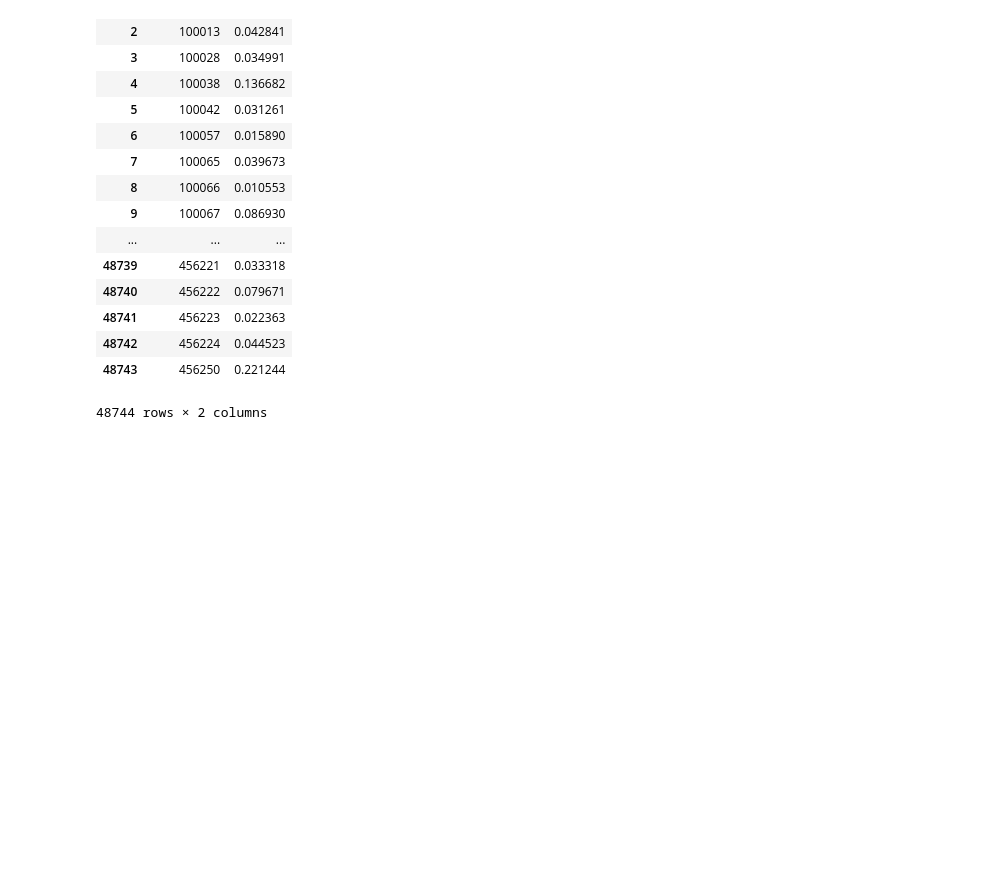
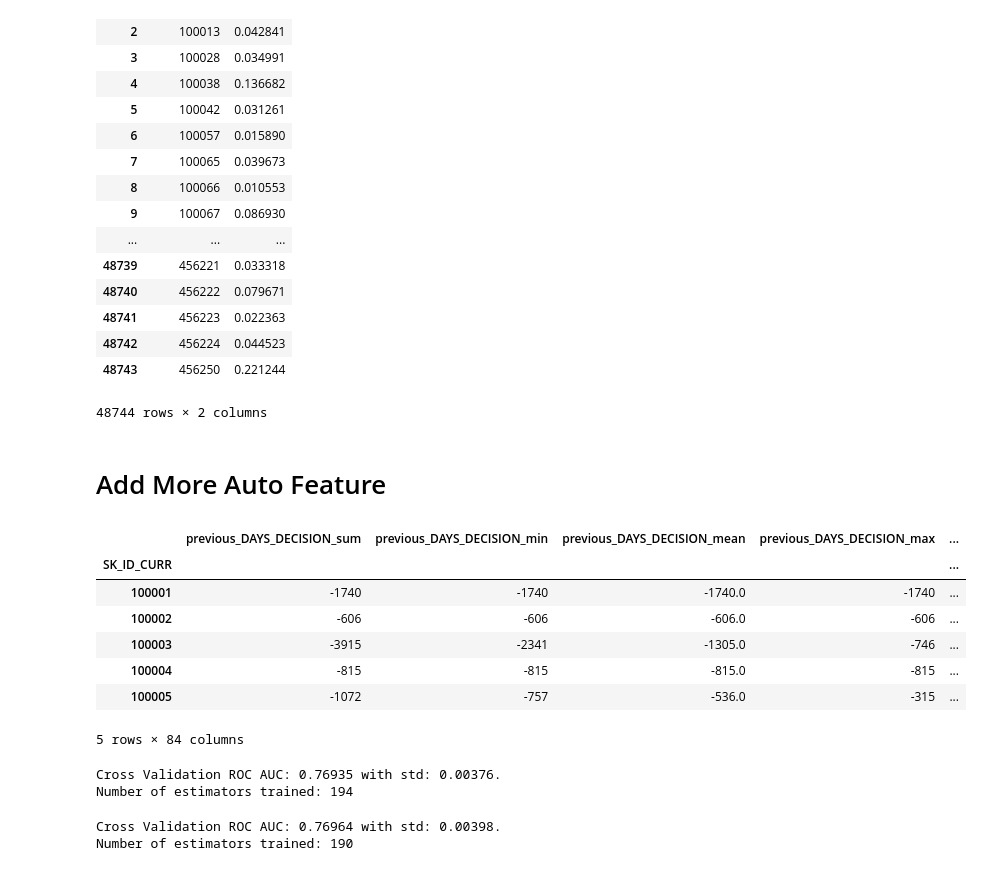
Before and after one commit to haataa/Home-Credit-Default-Risk, a Jupyter notebook: train.ipynb, the cells around one changed output. Saved outputs shown, nothing was run; the diff lists cells and outputs as text; code cells hidden in the pictures; blank space fills up the shorter version.

```diff
--- a/train.ipynb
+++ b/train.ipynb
@@ -317,3 +317,19 @@ model_third = get_model(cv_results_third, app_third_train)
 # %%
 submission_third = make_submission(model_third, app_third_test)
 submission_third.to_csv('./data/submission_third.csv', index = False)
+# %% [markdown]
+# Add More Auto Feature
+# %%
+# auto generated features from bureau data
+previous_application = read_check_data("./data/previous_application.csv")
+previous_agg = agg_numeric(previous_application, 'SK_ID_CURR', 'previous')
+previous_agg.head()
+# %% [output]
+|  | previous_DAYS_DECISION_sum | previous_DAYS_DECISION_min | previous_DAYS_DECISION_mean | previous_DAYS_DECISION_max | ... |
+| SK_ID_CURR |  |  |  |  | ... |
+| 100001 | -1740 | -1740 | -1740.0 | -1740 | ... |
+| 100002 | -606 | -606 | -606.0 | -606 | ... |
+| 100003 | -3915 | -2341 | -1305.0 | -746 | ... |
+| 100004 | -815 | -815 | -815.0 | -815 | ... |
+| 100005 | -1072 | -757 | -536.0 | -315 | ... |
+5 rows × 84 columns
@@ -319,0 +340,18 @@ submission_third.to_csv('./data/submission_third.csv', index = False)
+# %%
+cv_results_fourth = cross_validate(app_fourth_train)
+# %% [output]
+Cross Validation ROC AUC: 0.76935 with std: 0.00376.
+Number of estimators trained: 194
+# %%
+model_fourth = get_model(cv_results_fourth, app_fourth_train)
+fi_fourth = get_feature_importance(model_fourth,app_fourth_train)
+fi_unimportant = fi_fourth[fi_fourth['importance'] < 2]
+app_fourth_train = app_fourth_train.drop(np.array(fi_unimportant['feature']), axis=1)
+app_fourth_test = app_fourth_test.drop(np.array(fi_unimportant['feature']), axis=1)
+cv_results_fourth = cross_validate(app_fourth_train)
+model_fourth = get_model(cv_results_fourth, app_fourth_train)
+submission_fourth = make_submission(model_fourth, app_fourth_test)
+submission_fourth.to_csv('./data/submission_fourth.csv', index = False)
+# %% [output]
+Cross Validation ROC AUC: 0.76964 with std: 0.00398.
+Number of estimators trained: 190
```
Also changed, not shown: parts of 1 cell of this notebook.
